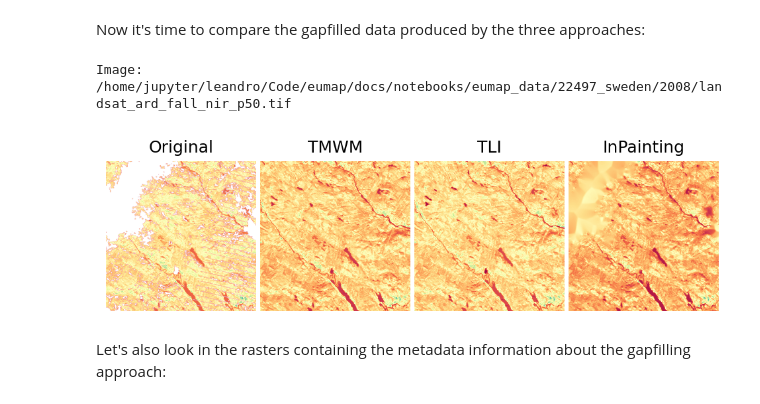
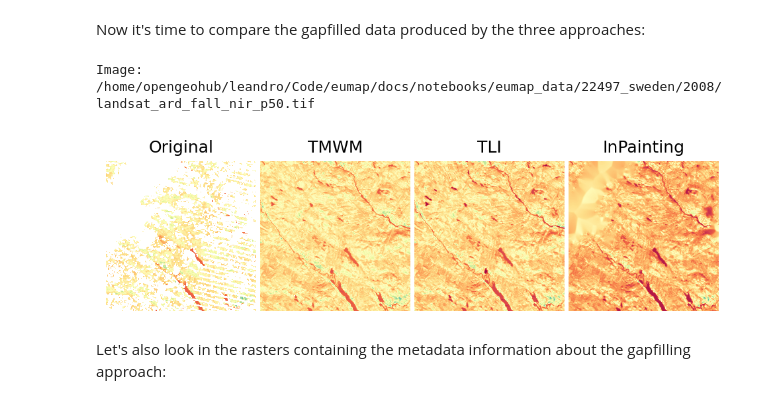
Before and after one commit to openlandmap/scikit-map, a Jupyter notebook: docs/notebooks/01_raster_gap_filling.ipynb, the cells around one changed output. Cells and saved outputs as stored; diff of their text form; code cells hidden in the pictures.

```diff
--- a/docs/notebooks/01_raster_gap_filling.ipynb
+++ b/docs/notebooks/01_raster_gap_filling.ipynb
@@ -236,27 +223,26 @@ You can check that just **23.14%** of the gaps were filled. It occurred because
 # %% [markdown]
 Now it's time to compare the gapfilled data produced by the three approaches:
 # %%
-from eumap import plotter
-
 i = 35
 img_gaps = fn_rasters[i]
 img_gapfilled_tmwm = fn_rasters_tmwm[i]
 img_gapfilled_tli = fn_rasters_tli[i]
 img_gapfilled_inpaint = fn_rasters_inpaint[i]
 
 print(f'Image: {img_gaps}')
 plotter.plot_rasters(
     img_gaps,
     img_gapfilled_tmwm,
     img_gapfilled_tli,
     img_gapfilled_inpaint,
     cmaps='Spectral',
     figsize=8,
     titles=['Original', 'TMWM', 'TLI', 'InPainting'],
+    nodata=0
 )
 # %% [output]
-Image: /home/jupyter/leandro/Code/eumap/docs/notebooks/eumap_data/22497_sweden/2008/landsat_ard_fall_nir_p50.tif
+Image: /home/opengeohub/leandro/Code/eumap/docs/notebooks/eumap_data/22497_sweden/2008/landsat_ard_fall_nir_p50.tif
-[figure, old version]
+[figure, new version]
 # %% [markdown]
 Let's also look in the rasters containing the metadata information about the gapfilling approach:
 # %%
```
Also changed, not shown: parts of 13 cells of this notebook, 17 other files.
